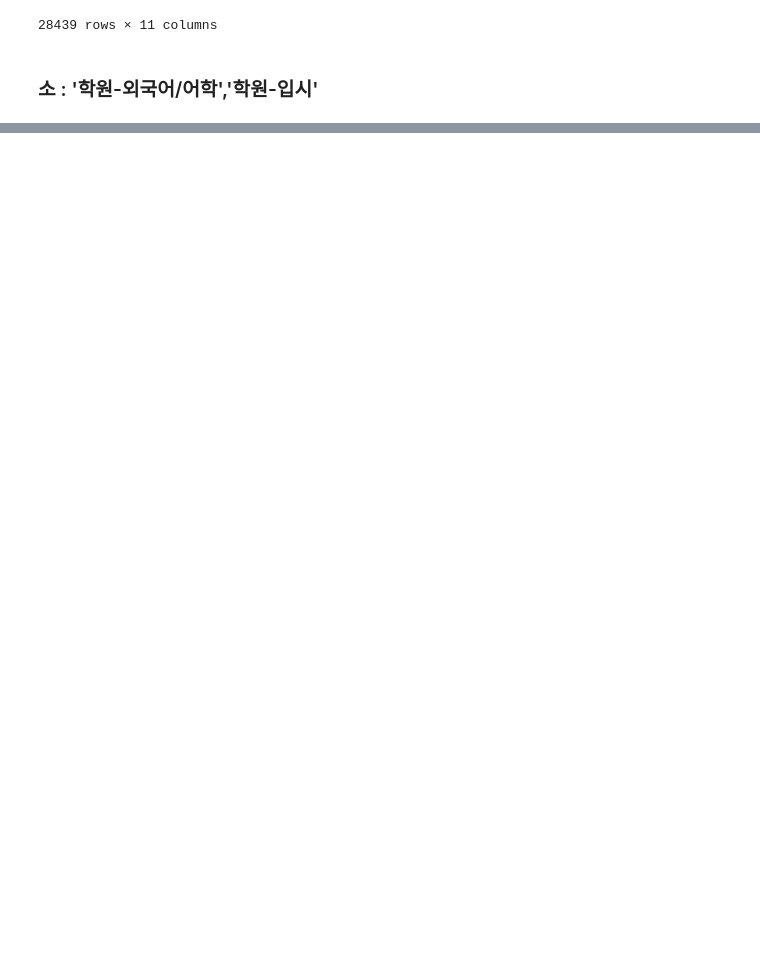
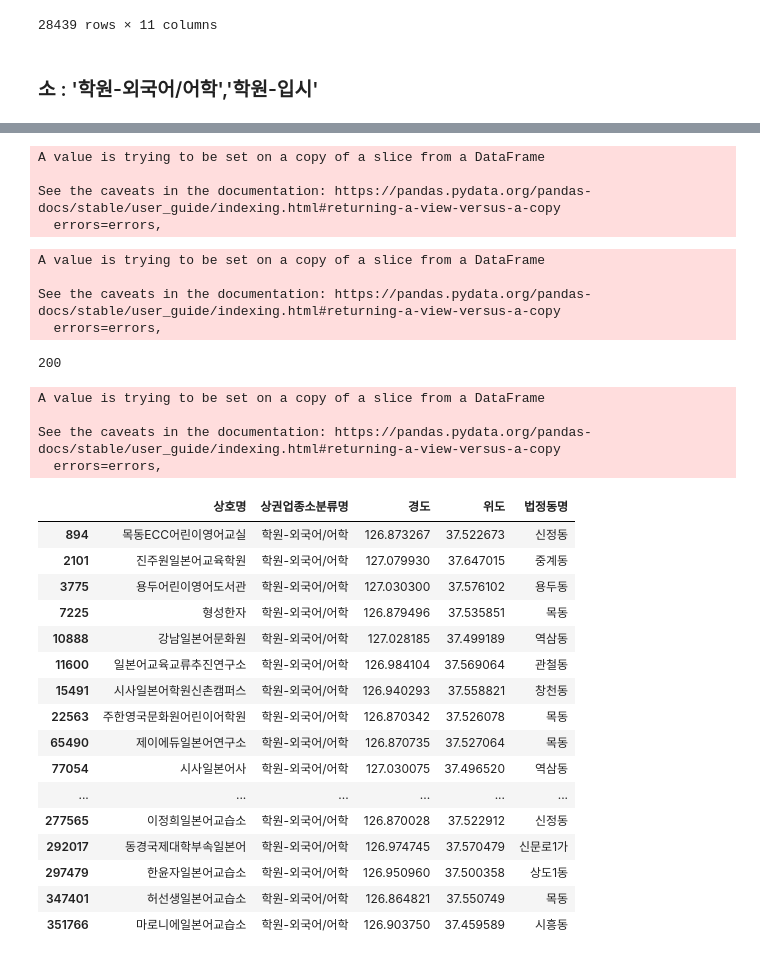
Before and after one commit to epsilon-deltta/soul_english_academy, a Jupyter notebook: eda.ipynb, the cells around one changed output, grey strips where cells are left out. Cells and saved outputs as stored; diff of their text form; code cells hidden in the pictures; blank space fills up the shorter version.

```diff
--- a/eda.ipynb
+++ b/eda.ipynb
@@ -160,0 +158,4 @@ TypeError: Cannot perform 'ror_' with a dtyped [bool] array and scalar of type [
+# %%
+selected = ['상호명','상권업종소분류명','경도','위도','법정동명']
+udfc = udf[selected]
+edfc = edf[selected]
@@ -160,0 +184,14 @@ TypeError: Cannot perform 'ror_' with a dtyped [bool] array and scalar of type [
+# %%
+edfc.drop(index = edfc.loc[edfc['상호명'].str.contains('중국')].index,inplace = True)
+# %% [output]
+A value is trying to be set on a copy of a slice from a DataFrame
+
+See the caveats in the documentation: https://pandas.pydata.org/pandas-docs/stable/user_guide/indexing.html#returning-a-view-versus-a-copy
+  errors=errors,
+# %%
+edfc.drop(index = edfc.loc[edfc['상호명'].str.contains('논술')].index,inplace=True)
+# %% [output]
+A value is trying to be set on a copy of a slice from a DataFrame
+
+See the caveats in the documentation: https://pandas.pydata.org/pandas-docs/stable/user_guide/indexing.html#returning-a-view-versus-a-copy
+  errors=errors,
@@ -160,0 +201,31 @@ TypeError: Cannot perform 'ror_' with a dtyped [bool] array and scalar of type [
+# %%
+len(edfc[edfc.상호명 == '점프셈교실'])
+# %% [output]
+200
+# %%
+edfc.drop(index = edfc[edfc.상호명 == '점프셈교실'].index,inplace=True)
+# %% [output]
+A value is trying to be set on a copy of a slice from a DataFrame
+
+See the caveats in the documentation: https://pandas.pydata.org/pandas-docs/stable/user_guide/indexing.html#returning-a-view-versus-a-copy
+  errors=errors,
+# %%
+edfc.drop(index = edfc[edfc['상호명'].str.contains('(일본)|(한자)|(치일드)|(어린이)')].index,
+# %% [output]
+|  | 상호명 | 상권업종소분류명 | 경도 | 위도 | 법정동명 |
+| 894 | 목동ECC어린이영어교실 | 학원-외국어/어학 | 126.873267 | 37.522673 | 신정동 |
+| 2101 | 진주원일본어교육학원 | 학원-외국어/어학 | 127.079930 | 37.647015 | 중계동 |
+| 3775 | 용두어린이영어도서관 | 학원-외국어/어학 | 127.030300 | 37.576102 | 용두동 |
+| 7225 | 형성한자 | 학원-외국어/어학 | 126.879496 | 37.535851 | 목동 |
+| 10888 | 강남일본어문화원 | 학원-외국어/어학 | 127.028185 | 37.499189 | 역삼동 |
+| 11600 | 일본어교육교류추진연구소 | 학원-외국어/어학 | 126.984104 | 37.569064 | 관철동 |
+| 15491 | 시사일본어학원신촌캠퍼스 | 학원-외국어/어학 | 126.940293 | 37.558821 | 창천동 |
+| 22563 | 주한영국문화원어린이어학원 | 학원-외국어/어학 | 126.870342 | 37.526078 | 목동 |
+| 65490 | 제이에듀일본어연구소 | 학원-외국어/어학 | 126.870735 | 37.527064 | 목동 |
+| 77054 | 시사일본어사 | 학원-외국어/어학 | 127.030075 | 37.496520 | 역삼동 |
+| ... | ... | ... | ... | ... | ... |
+| 277565 | 이정희일본어교습소 | 학원-외국어/어학 | 126.870028 | 37.522912 | 신정동 |
+| 292017 | 동경국제대학부속일본어 | 학원-외국어/어학 | 126.974745 | 37.570479 | 신문로1가 |
+| 297479 | 한윤자일본어교습소 | 학원-외국어/어학 | 126.950960 | 37.500358 | 상도1동 |
+| 347401 | 허선생일본어교습소 | 학원-외국어/어학 | 126.864821 | 37.550749 | 목동 |
+| 351766 | 마로니에일본어교습소 | 학원-외국어/어학 | 126.903750 | 37.459589 | 시흥동 |
```
Also changed, not shown: parts of 15 cells of this notebook.
